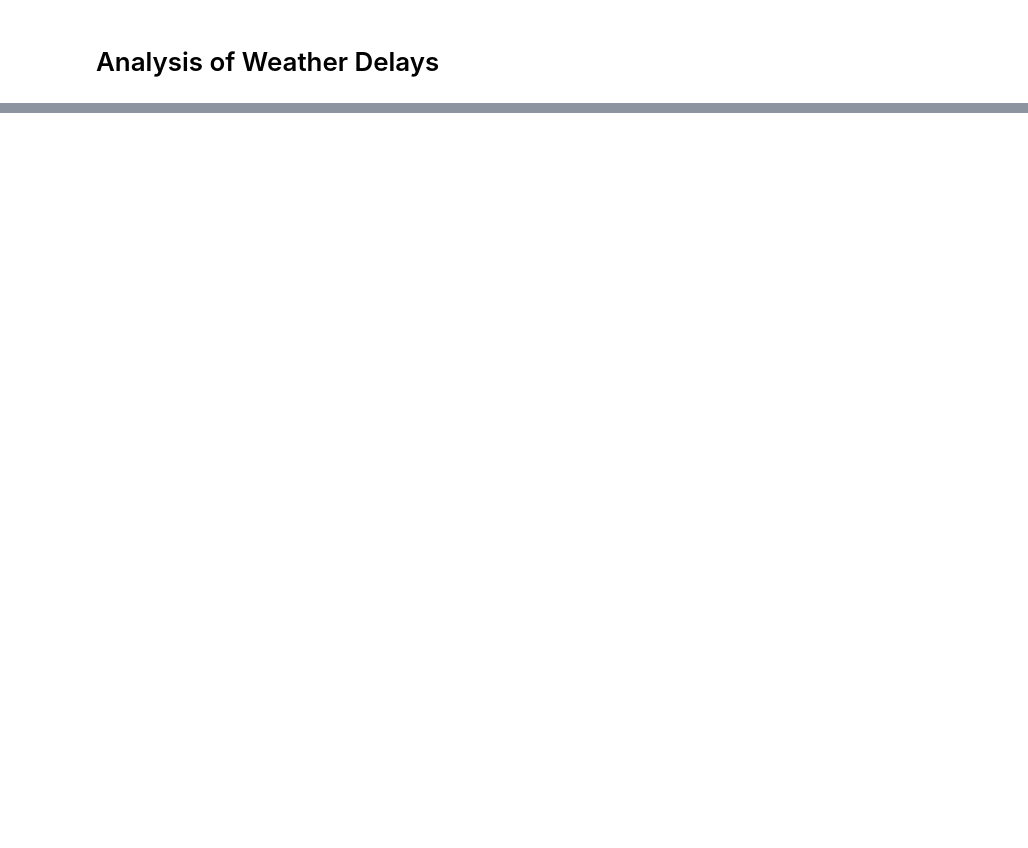
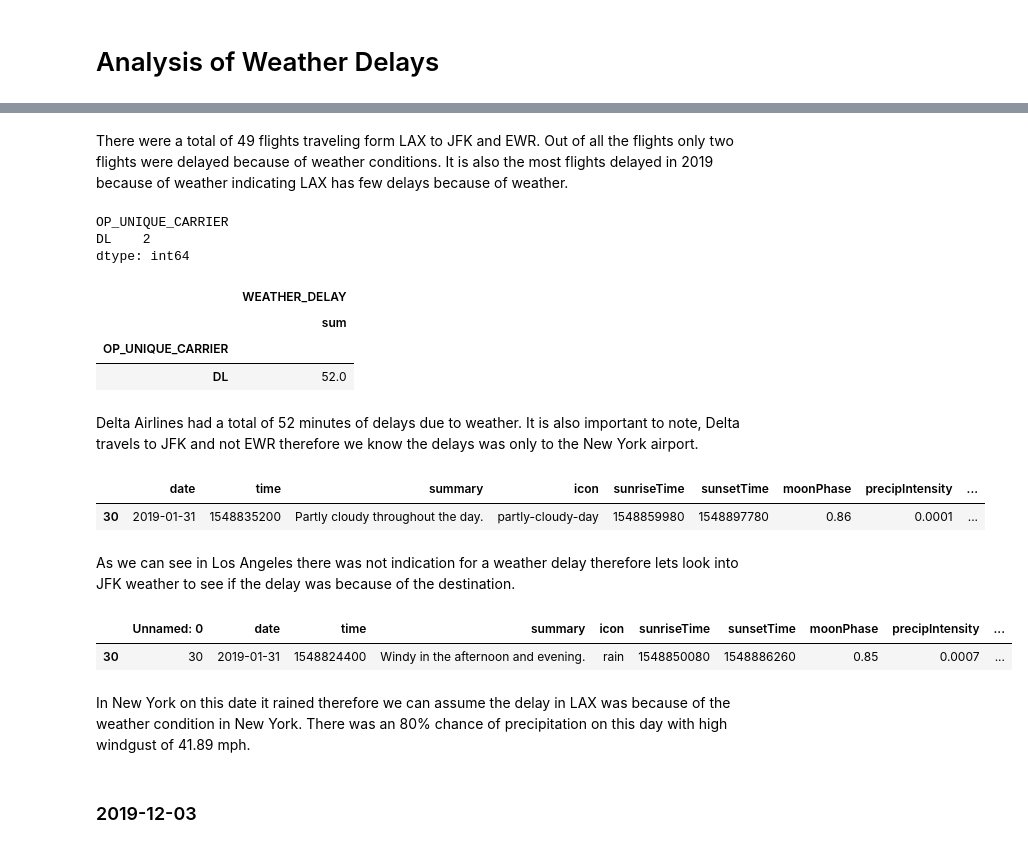
Before and after one commit to emilia329/Fly-High, a Jupyter notebook: LAXweathernotebook.ipynb, the cells around one changed output, grey strips where cells are left out. Drawn from its saved outputs; the diff is of its cells as text; code cells hidden in the pictures; blank space fills up the shorter version.

```diff
--- a/LAXweathernotebook.ipynb
+++ b/LAXweathernotebook.ipynb
@@ -80,0 +109,35 @@ Interesting enough because of Los Angeles climate we can the average temperate n
+# %% [markdown]
+There were a total of 49 flights traveling form LAX to JFK and EWR. Out of all the flights only two flights were delayed because of weather conditions. It is also the most flights delayed in 2019 because of weather indicating LAX has few delays because of weather.
+# %%
+LAX[(LAX['FL_DATE'] =='2019-01-31') & (LAX['WEATHER_DELAY'] > 0)].groupby(['OP_UNIQUE_CARRIER']).size()
+# %% [output]
+OP_UNIQUE_CARRIER
+DL    2
+dtype: int64
+# %%
+LAX[(LAX['FL_DATE'] =='2019-01-31') & (LAX['WEATHER_DELAY'] > 0)].groupby(['OP_UNIQUE_CARRIER']).agg({'WEATHER_DELAY': ['sum']})
+# %% [output]
+|  | WEATHER_DELAY |
+|  | sum |
+| OP_UNIQUE_CARRIER |  |
+| DL | 52.0 |
+# %% [markdown]
+Delta Airlines had a total of 52 minutes of delays due to weather. It is also important to note, Delta travels to JFK and not EWR therefore we know the delays was only to the New York airport.
+# %%
+df[df['date']== '2019-01-31']
+# %% [output]
+|  | date | time | summary | icon | sunriseTime | sunsetTime | moonPhase | precipIntensity | ... |
+| 30 | 2019-01-31 | 1548835200 | Partly cloudy throughout the day. | partly-cloudy-day | 1548859980 | 1548897780 | 0.86 | 0.0001 | ... |
+# %% [markdown]
+As we can see in Los Angeles there was not indication for a weather delay therefore lets look into JFK weather to see if the delay was because of the destination.
+# %%
+JFK = pd.read_csv('cleanjfkweather.csv')
+# %%
+JFK[JFK['date']== '2019-01-31']
+# %% [output]
+|  | Unnamed: 0 | date | time | summary | icon | sunriseTime | sunsetTime | moonPhase | precipIntensity | ... |
+| 30 | 30 | 2019-01-31 | 1548824400 | Windy in the afternoon and evening. | rain | 1548850080 | 1548886260 | 0.85 | 0.0007 | ... |
+# %% [markdown]
+In New York on this date it rained therefore we can assume the delay in LAX was because of the weather condition in New York. There was an 80% chance of precipitation on this day with high windgust of 41.89 mph.
+# %% [markdown]
+### 2019-12-03
```
Also changed, not shown: parts of 16 cells of this notebook.
